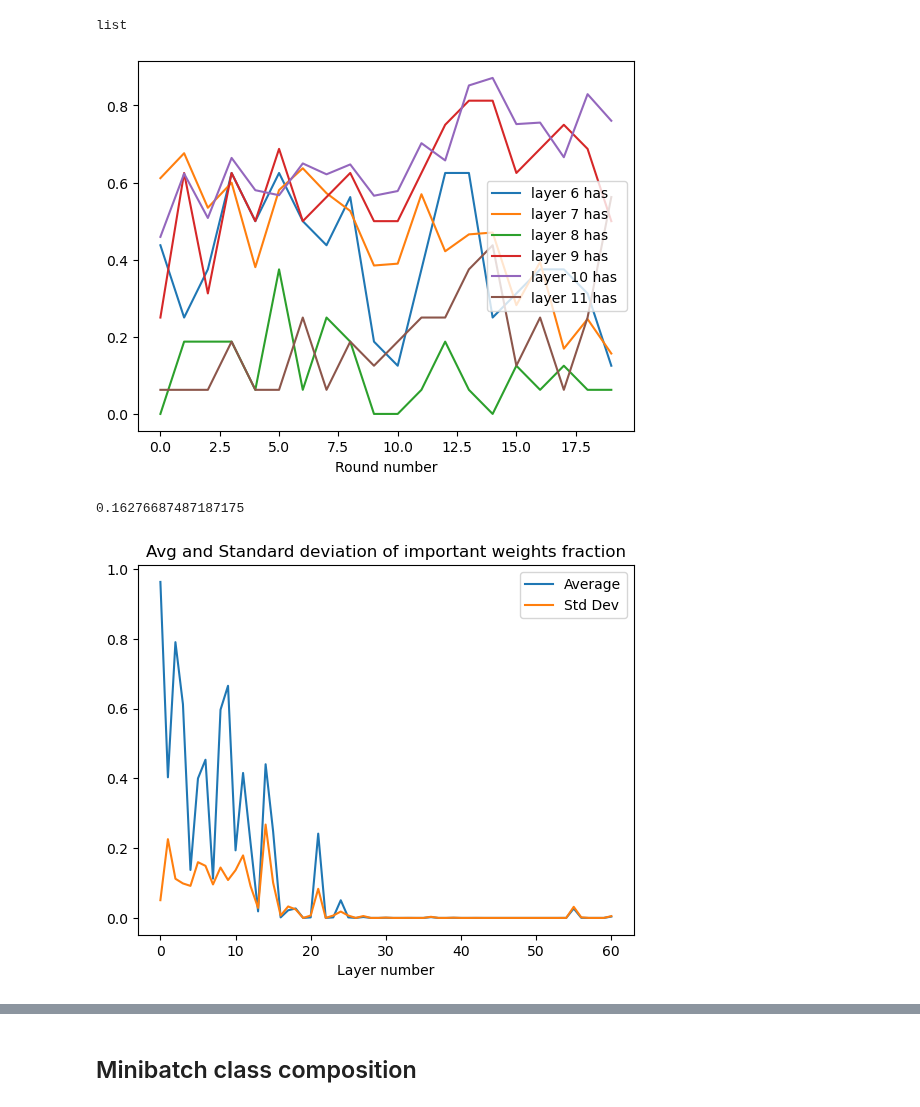
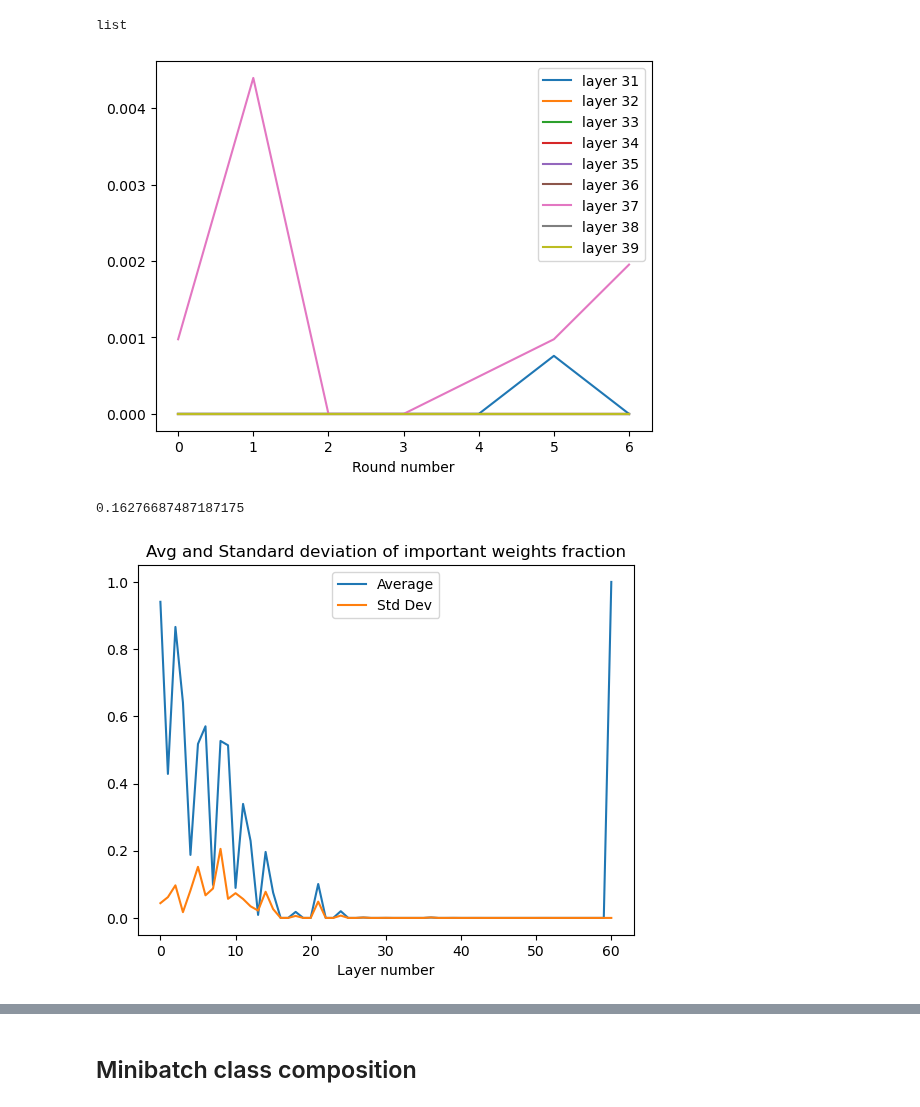
Before and after one commit to sgchr273/FisherMask, a Jupyter notebook: viz.ipynb, the cells around one changed output, grey strips where cells are left out. Saved outputs shown, nothing was run; the diff lists cells and outputs as text; code cells hidden in the pictures.

Commit message:
plots for 10K_1per after chunkSize bug fixed

```diff
--- a/viz.ipynb
+++ b/viz.ipynb
@@ -2,7 +2,8 @@
 # Visualize imp wts pattern across rounds
 # %%
 import pickle
-imp_wts = pickle.load(open("Save/Imp_weights/imp_wts_idxs_exper25K_2per.p", "rb"))
+exp_savefile = "exper10K_1per_fix"
+imp_wts = pickle.load(open("Save/Imp_weights/imp_wts_idxs_" + exp_savefile + ".p", "rb"))
 type(imp_wts[0])
 # %% [output]
 list
@@ -12,9 +13,9 @@ import resnet
 import numpy as np
 
 model = resnet.ResNet18()
-filename = "exper25K_1per_aug" #"exper25K_2per" #
-rd = 14
-model.load_state_dict(torch.load("./Save/Models/"+ filename +"/model_" +  str(rd) + ".pt"))
+filename = exp_savefile #"exper25K_1per_aug" #"exper25K_2per" #
+rd = 7
+model.load_state_dict(torch.load("./Save/Models/"+ exp_savefile +"/model_" +  str(rd) + ".pt"))
 
 # print(len(imp_wts[0][0])) # = number of imp wts in round 0 and layer 0
 
@@ -24,21 +25,21 @@ for layer_num, param in enumerate(model.parameters()):
 # %%
 import matplotlib.pyplot as plt
 
 i = 0
 for frac in frac_imp.values():
     i += 1
-    if i > 5:
-        plt.plot(frac, label=F'layer {i} has ')
+    if i > 30:
+        plt.plot(frac, label=F'layer {i}')
     else:
         continue
-    if i > 10:
+    if i > 38:
         break
 
 plt.legend()
 plt.xlabel('Round number')
 plt.show()
 # %% [output]
-[figure, old version]
+[figure, new version]
 # %%
 np.std(frac_imp[8])
 # %% [output]
@@ -51,4 +52,4 @@ plt.title('Avg and Standard deviation of important weights fraction')
 plt.legend()
 plt.show()
 # %% [output]
-[figure, old version]
+[figure, new version]
```
Also changed, not shown: parts of 14 cells of this notebook.
